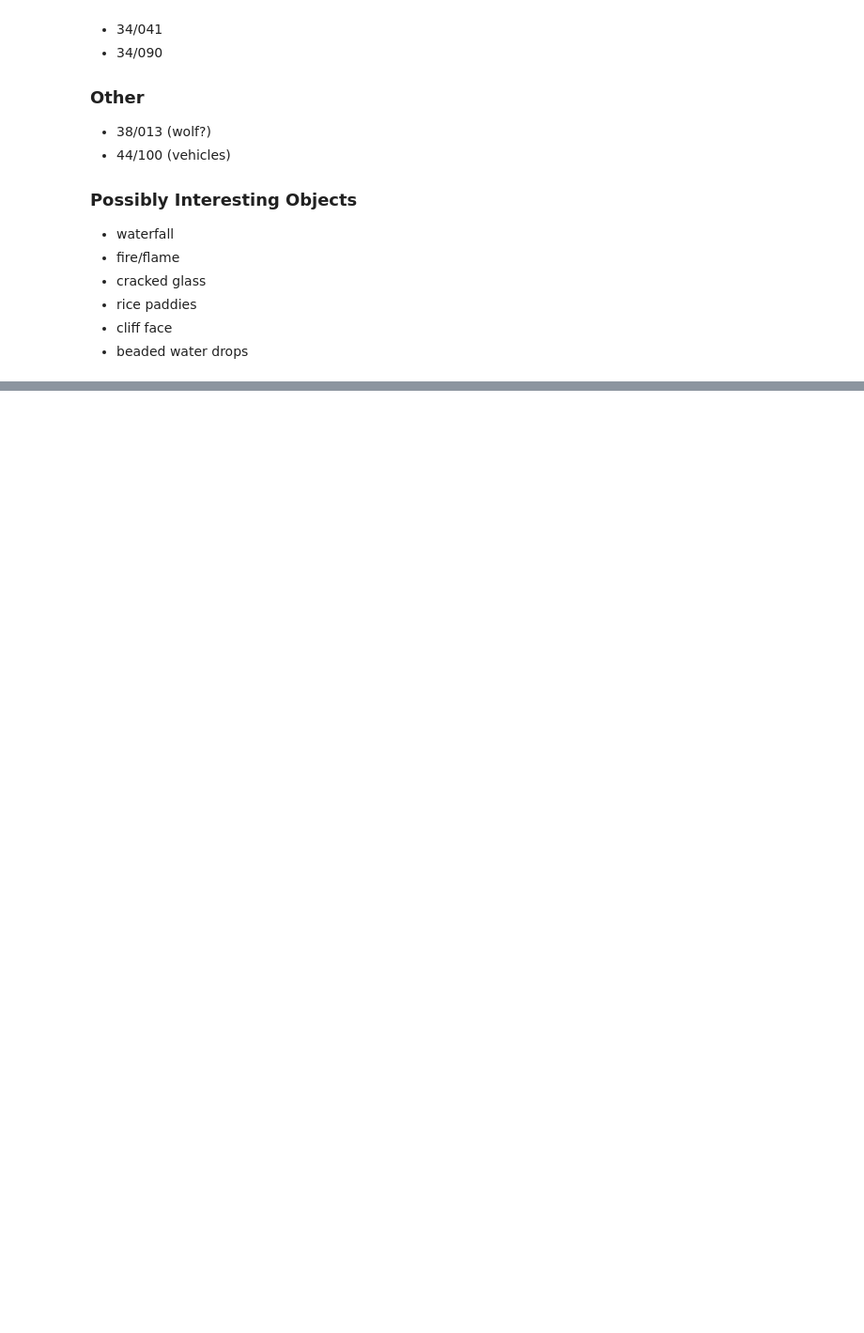
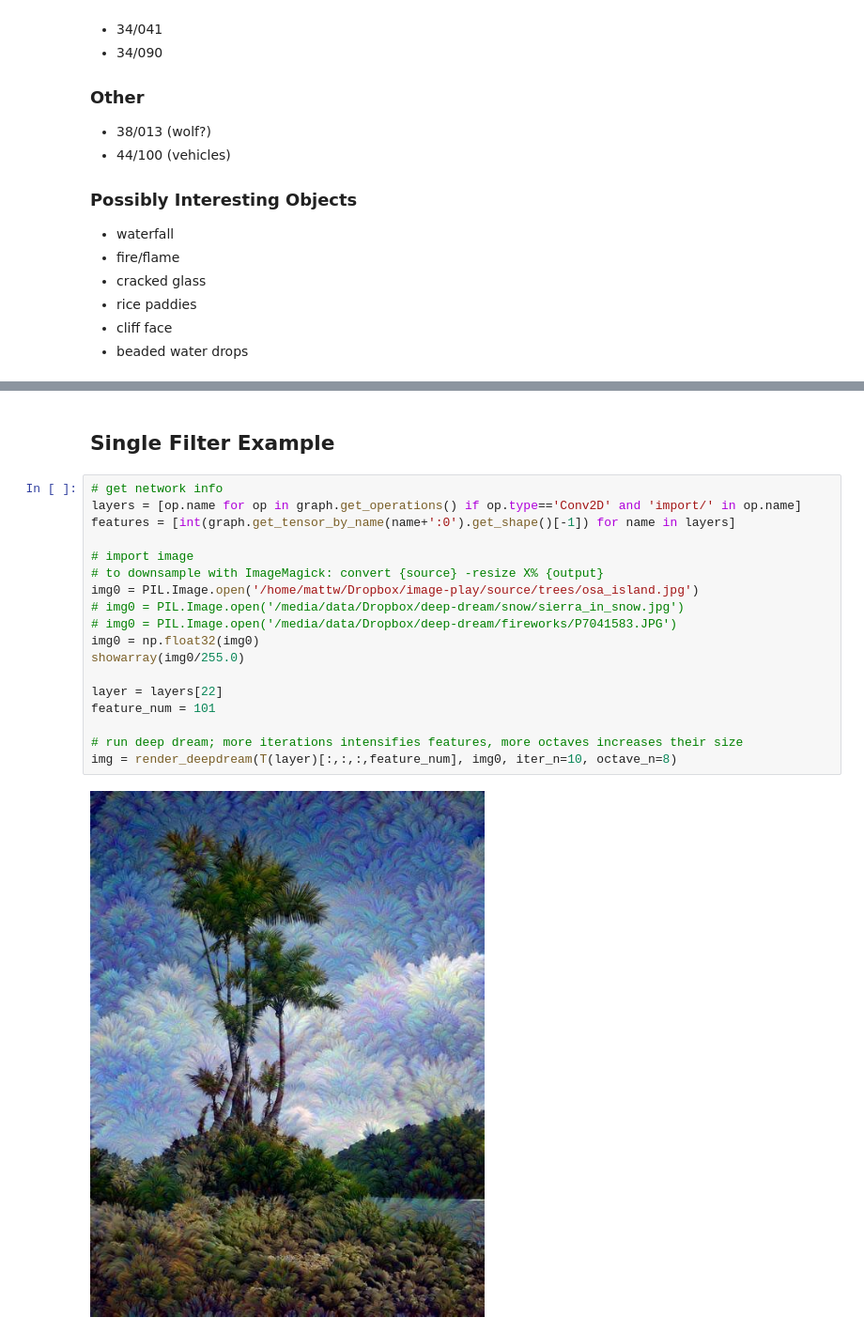
Before and after one commit to deepbluesea/tf-deepdream, a Jupyter notebook: deep-dream-standard.ipynb, the cells around one changed output, grey strips where cells are left out. Shown at 94% size. Saved outputs shown, nothing was run; the diff lists cells and outputs as text; blank space fills up the shorter version.

Commit message:
movie import infrastructure

```diff
--- a/deep-dream-standard.ipynb
+++ b/deep-dream-standard.ipynb
@@ -472,0 +445,22 @@ def create_multiscale_noise(num_octaves=4, octave_scale=2):
+# %% [markdown]
+## Single Filter Example
+# %%
+# get network info
+layers = [op.name for op in graph.get_operations() if op.type=='Conv2D' and 'import/' in op.name]
+features = [int(graph.get_tensor_by_name(name+':0').get_shape()[-1]) for name in layers]
+
+# import image
+# to downsample with ImageMagick: convert {source} -resize X% {output}
+img0 = PIL.Image.open('/home/mattw/Dropbox/image-play/source/trees/osa_island.jpg')
+# img0 = PIL.Image.open('/media/data/Dropbox/deep-dream/snow/sierra_in_snow.jpg')
+# img0 = PIL.Image.open('/media/data/Dropbox/deep-dream/fireworks/P7041583.JPG')
+img0 = np.float32(img0)
+showarray(img0/255.0)
+
+layer = layers[22]
+feature_num = 101
+
+# run deep dream; more iterations intensifies features, more octaves increases their size
+img = render_deepdream(T(layer)[:,:,:,feature_num], img0, iter_n=10, octave_n=8)
+# %% [output]
+[figure, added]
```
Also changed, not shown: parts of 7 cells of this notebook, 2 other files.
